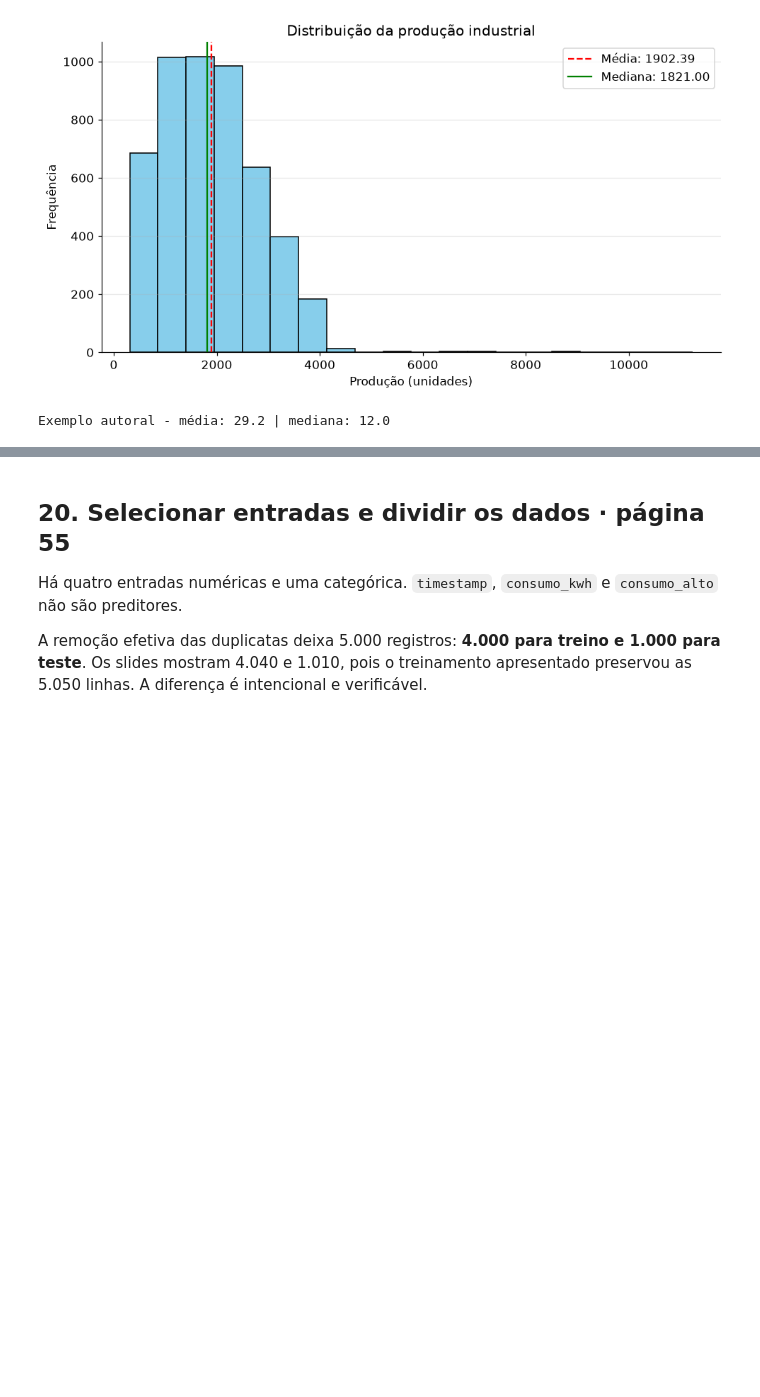
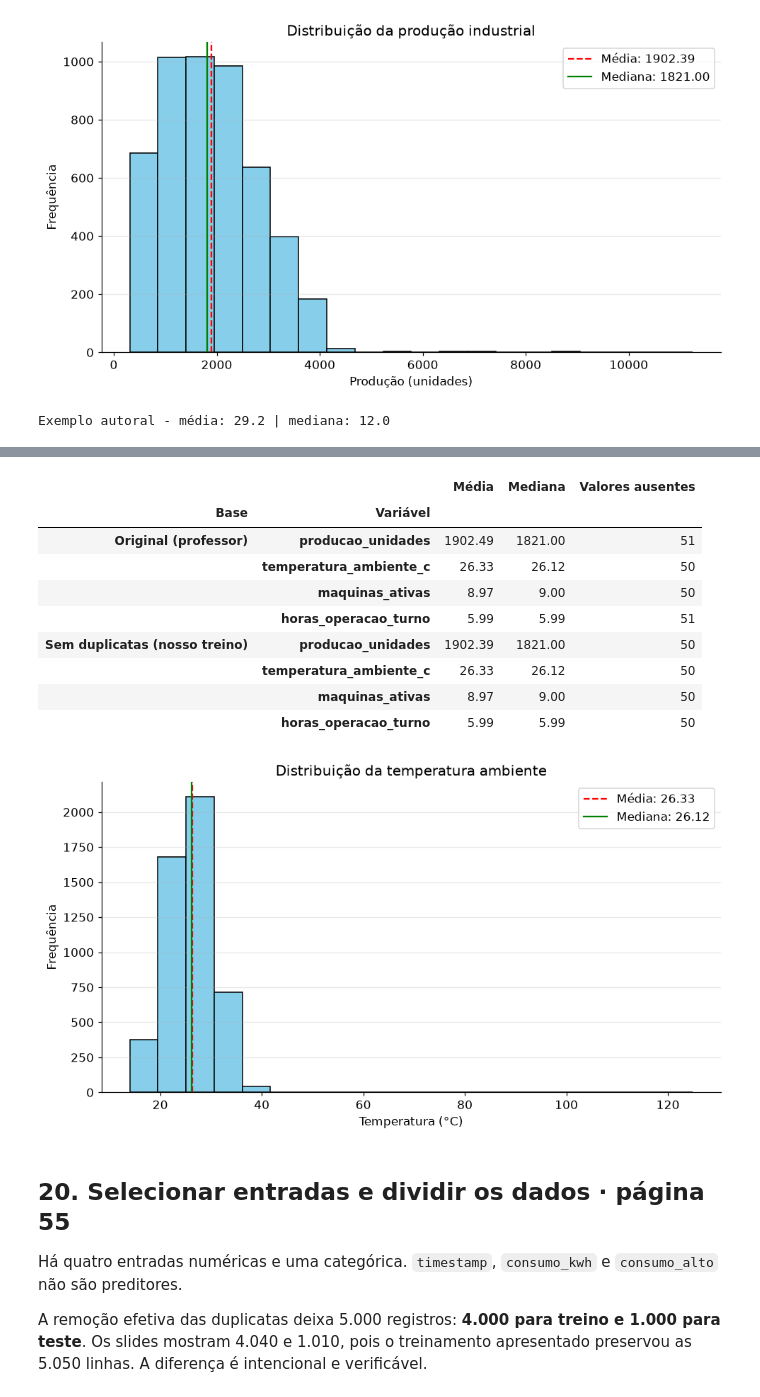
Before and after one commit to carloska24/DataScience-BigData, a Jupyter notebook: Aula03/Aula03_Todos_os_Exemplos_Completo.ipynb, the cells around one changed output, grey strips where cells are left out. Saved outputs shown, nothing was run; the diff lists cells and outputs as text; code cells hidden in the pictures; blank space fills up the shorter version.

```diff
--- a/Aula3/Aula03_Todos_os_Exemplos_Completo.ipynb
+++ b/Aula03/Aula03_Todos_os_Exemplos_Completo.ipynb
@@ -1049,3 +1095,35 @@ Exemplo autoral - média: 29.2 | mediana: 12.0
+# %%
+numericas_resumo = ["producao_unidades", "temperatura_ambiente_c", "maquinas_ativas", "horas_operacao_turno"]
+resumos = {}
+for nome_base, base in {"Original (professor)": dados_brutos, "Sem duplicatas (nosso treino)": dados_limpos}.items():
+    resumos[nome_base] = pd.DataFrame({
+        "Média": base[numericas_resumo].mean(),
+        "Mediana": base[numericas_resumo].median(),
+        "Valores ausentes": base[numericas_resumo].isna().sum()
+    }).round(2)
+display(pd.concat(resumos, names=["Base", "Variável"]))
+temperaturas_observadas = dados_limpos["temperatura_ambiente_c"].dropna()
+fig, ax = plt.subplots(figsize=(9, 5))
+ax.hist(temperaturas_observadas, bins=20, color="skyblue", edgecolor="black")
+ax.axvline(temperaturas_observadas.mean(), color="red", linestyle="--", label=f"Média: {temperaturas_observadas.mean():.2f}")
+ax.axvline(temperaturas_observadas.median(), color="green", label=f"Mediana: {temperaturas_observadas.median():.2f}")
+ax.set(title="Distribuição da temperatura ambiente", xlabel="Temperatura (°C)", ylabel="Frequência")
+ax.legend()
+ax.grid(axis="y", alpha=0.3)
+plt.tight_layout()
+plt.show()
+# %% [output]
+|  |  | Média | Mediana | Valores ausentes |
+| Base | Variável |  |  |  |
+| Original (professor) | producao_unidades | 1902.49 | 1821.00 | 51 |
+|  | temperatura_ambiente_c | 26.33 | 26.12 | 50 |
+|  | maquinas_ativas | 8.97 | 9.00 | 50 |
+|  | horas_operacao_turno | 5.99 | 5.99 | 51 |
+| Sem duplicatas (nosso treino) | producao_unidades | 1902.39 | 1821.00 | 50 |
+|  | temperatura_ambiente_c | 26.33 | 26.12 | 50 |
+|  | maquinas_ativas | 8.97 | 9.00 | 50 |
+|  | horas_operacao_turno | 5.99 | 5.99 | 50 |
+[figure, added]
 # %% [markdown]
 ## 20. Selecionar entradas e dividir os dados · página 55
 
```
Also changed, not shown: parts of 5 cells of this notebook, 44 other files.
